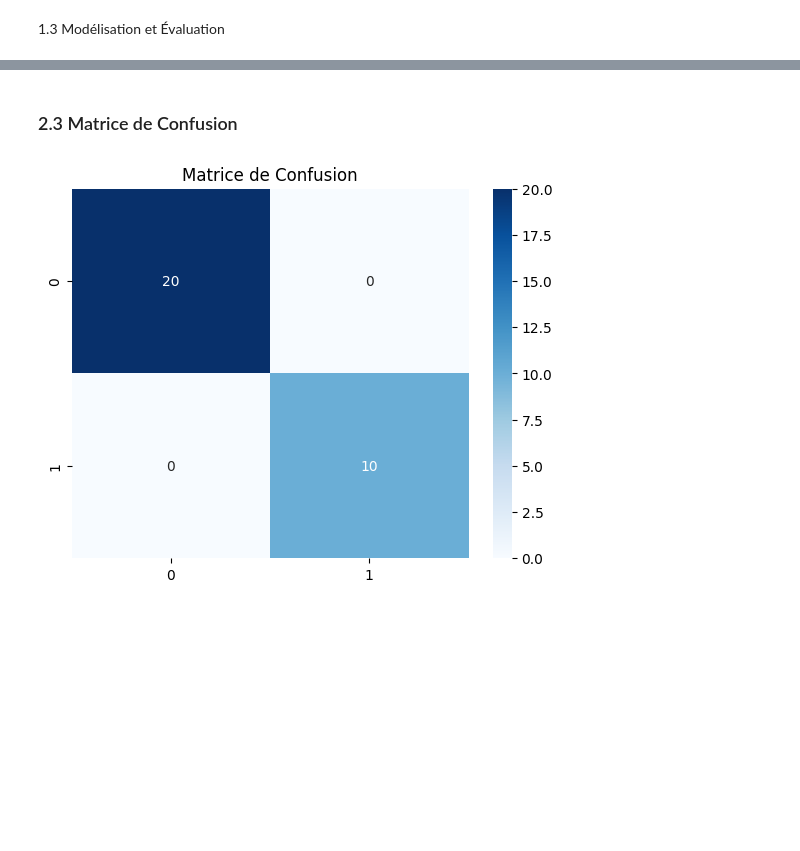
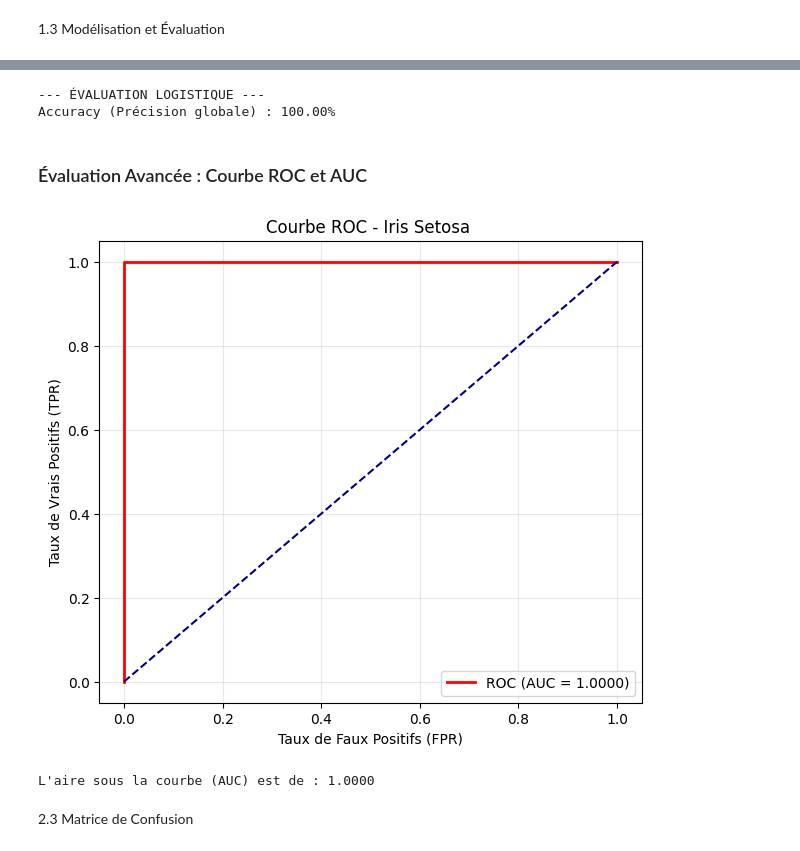
Before and after one commit to Amanetoullah/Amanetoullah_C22643_MiniProjet_ML_2026, a Jupyter notebook: Projet_ML_2026.ipynb, the cells around one changed output, grey strips where cells are left out. Cells and saved outputs as stored; diff of their text form; code cells hidden in the pictures; blank space fills up the shorter version.

```diff
--- a/Projet_ML_2026.ipynb
+++ b/Projet_ML_2026.ipynb
@@ -142,9 +284,66 @@ Recall: 1.0000
+# %%
+# Test du modèle sur les données non vues
+z_test = np.dot(X_test_l_scaled, theta_log) + bias_log
+probabilities = sigmoid(z_test)
+
+# Seuil de décision : 0.5
+predictions_finales = [1 if p >= 0.5 else 0 for p in probabilities]
+
+# Calcul manuel de l'Accuracy
+accuracy_manuelle = np.mean(predictions_finales == y_test_l)
+
+print(f"--- ÉVALUATION LOGISTIQUE ---")
+print(f"Accuracy (Précision globale) : {accuracy_manuelle * 100:.2f}%")
+# %% [output]
+--- ÉVALUATION LOGISTIQUE ---
+Accuracy (Précision globale) : 100.00%
+# %% [markdown]
+### Évaluation Avancée : Courbe ROC et AUC
+# %%
+
+# 1. Calcul des probabilités (Sigmoïde)
+# On utilise variables : X_test_l_scaled, theta_log et bias_log
+z_test = np.dot(X_test_l_scaled, theta_log) + bias_log
+probabilities = 1 / (1 + np.exp(-z_test))
+
+# 2. Paramétrage des seuils
+seuils = np.linspace(1, 0, 100)
+tpr_liste = []
+fpr_liste = []
+
+# 3. Calcul manuel des points TPR et FPR
+for s in seuils:
+    # On compare les probabilités au seuil s
+    preds_s = (probabilities >= s).astype(int)
+
+    # On compare aux vrais labels y_test_l
+    tp = np.sum((preds_s == 1) & (y_test_l == 1))
+    fp = np.sum((preds_s == 1) & (y_test_l == 0))
+    tn = np.sum((preds_s == 0) & (y_test_l == 0))
+    fn = np.sum((preds_s == 0) & (y_test_l == 1))
+
+    tpr = tp / (tp + fn) if (tp + fn) > 0 else 0
+    fpr = fp / (fp + tn) if (fp + tn) > 0 else 0
+
+    tpr_liste.append(tpr)
+    fpr_liste.append(fpr)
+
+# 4. Calcul de l'AUC et Tracé
+auc_val = np.trapz(tpr_liste, fpr_liste)
+
+plt.figure(figsize=(7, 6))
+plt.plot(fpr_liste, tpr_liste, color='red', lw=2, label=f'ROC (AUC = {auc_val:.4f})')
+plt.plot([0, 1], [0, 1], color='navy', linestyle='--')
+plt.xlabel('Taux de Faux Positifs (FPR)')
+plt.ylabel('Taux de Vrais Positifs (TPR)')
+plt.title('Courbe ROC - Iris Setosa ')
+plt.legend(loc="lower right")
+plt.grid(alpha=0.3)
+plt.show()
+
+print(f"L'aire sous la courbe (AUC) est de : {auc_val:.4f}")
+# %% [output]
+[figure, added]
+L'aire sous la courbe (AUC) est de : 1.0000
 # %% [markdown]
-### 2.3 Matrice de Confusion
+2.3 Matrice de Confusion
-# %%
-cm = confusion_matrix(y_test_log, y_pred_log)
-sns.heatmap(cm, annot=True, fmt='d', cmap='Blues')
-plt.title('Matrice de Confusion')
-plt.show()
-# %% [output]
-[figure, removed]
```
Also changed, not shown: parts of 29 cells of this notebook.
